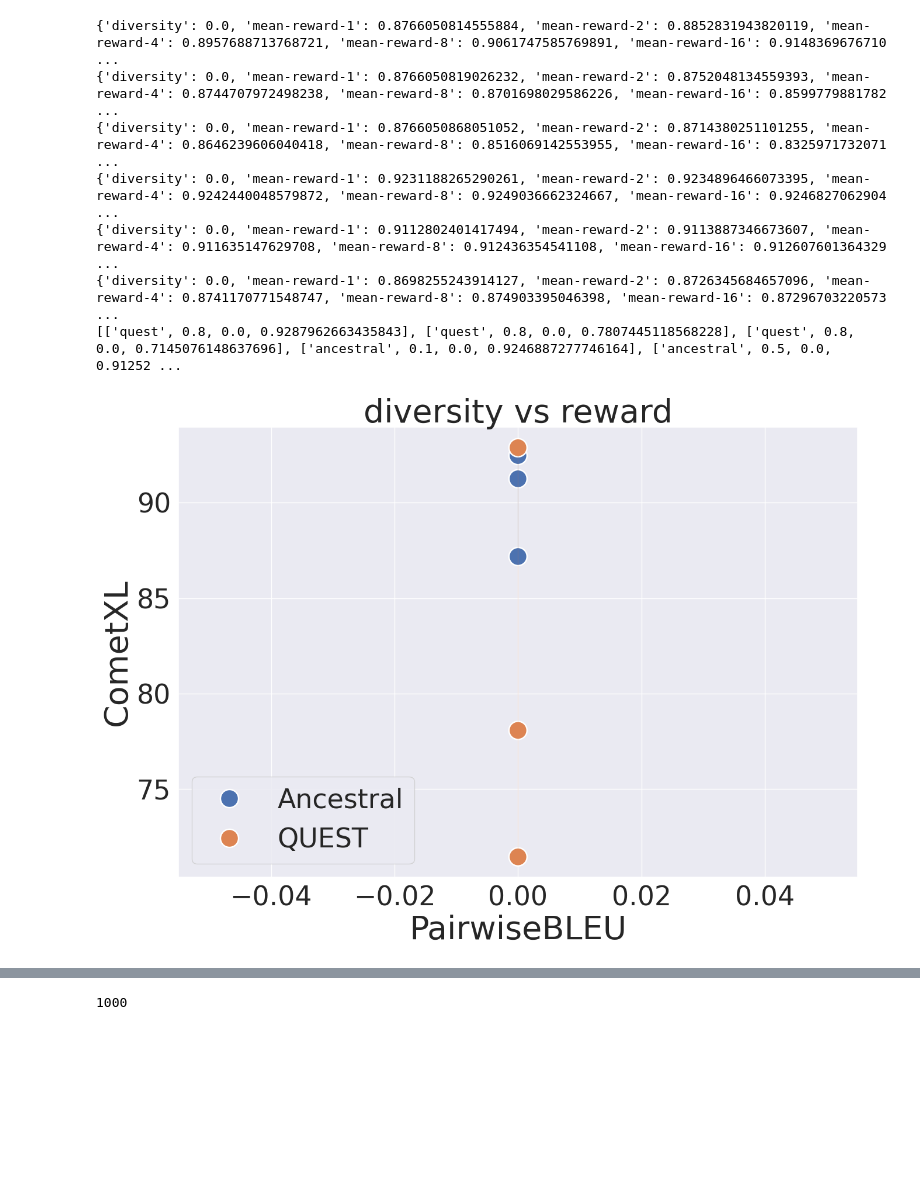
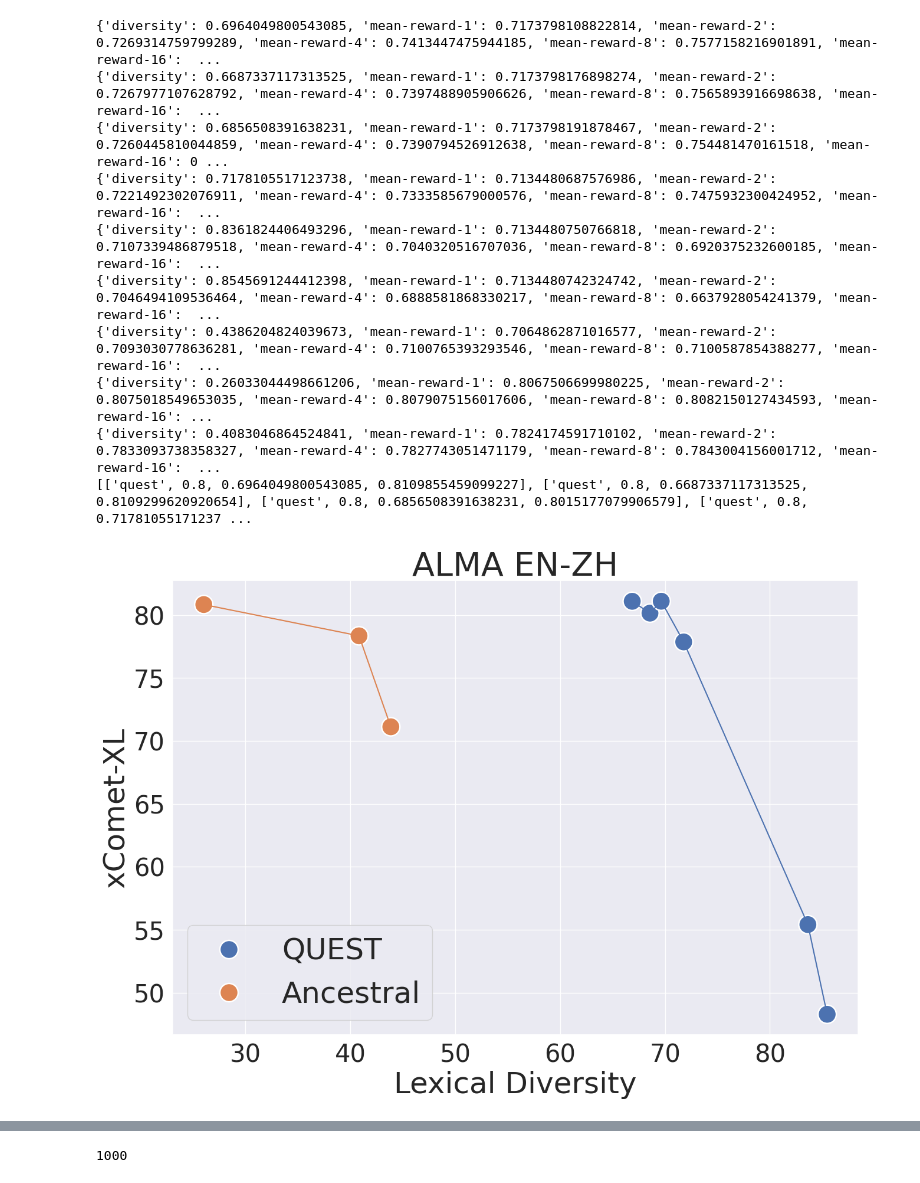
Before and after one commit to deep-spin/quest-decoding, a Jupyter notebook: examples/mt/analyze-test.ipynb, the cells around one changed output, grey strips where cells are left out. Drawn from its saved outputs; the diff is of its cells as text; code cells hidden in the pictures; blank space fills up the shorter version.

```diff
--- a/examples/mt/analyze-test.ipynb
+++ b/examples/mt/analyze-test.ipynb
@@ -67,5 +75,5 @@ setup = ExpSetup(
     {"steps": 128}
 )
 # %%
-setup=setup.query({"language_pair": LP})
+setup=setup.query({"language_pair": LP}).sort("at")
 # %%
@@ -151,7 +206,0 @@ ops-error: 'pairwise-bleu_repr'
-# %%
-base = base.eager().sort("temperature")
-base.run_ops()
-for q in base:
-    print(q.evals.keys())
-    print(q.meta["temperature"])
-    print(q.ops_results)
@@ -272,6 +364,18 @@ import matplotlib as mpl
 sns.set_theme()
 
 # sns.set(rc={"figure.figsize": (15, 10)})
+sns.set(
+    style="darkgrid",
+    rc={
+        "grid.alpha": 1,
+        "grid.linewidth": "1",
+    },
+)
+sns.set_context(
+    font_scale=2.5,
+    rc={"lines.linewidth": 4.5},
+)
+
 sns.set(font_scale=3)
 import numpy as np
 import pandas as pd
@@ -355,9 +459,9 @@ def plot_pareto_graph(
     plot_df["Method"] = pd.Categorical(
         plot_df["Method"],
         categories=[
+            "QUEST",
             "Ancestral",
-            "QUEST",
-            #"QUEST-RLHF",
+            # "QUEST-RLHF",
         ],
         ordered=True,
     )
@@ -392,11 +496,12 @@ def plot_pareto_graph(
     # plt.axhline(plot_df[(plot_df.Method=='ancestral') & (plot_df["τ"]==0.8)][y_name].values[0], linestyle="-.", color="black", linewidth=1)
     # plt.axvline(plot_df[(plot_df.Method=='ancestral') & (plot_df["τ"]==0.8)][x_name].values[0], linestyle="-.", color="black", linewidth=1)
     # plt.legend('',frameon=False)
-    ax.legend(loc="lower left")
-
+    plt.xticks(fontsize = 30)
+    plt.yticks(fontsize = 30)
+    plt.legend(loc='lower left', fontsize = 36)
     # ax.legend(loc='center left', bbox_to_anchor=(1, 0.5))
-    plt.xlabel(x_label, fontsize=40)
-    plt.ylabel(y_label, fontsize=40)
+    plt.xlabel(x_label, fontsize=36)
+    plt.ylabel(y_label, fontsize=36)
 
     # if xlim is not None:
     # plt.xlim(30, 80)
@@ -405,28 +510,30 @@ def plot_pareto_graph(
     # plt.ylim(65, 90)
 
     plt.title(title, fontsize=40)
+    plt.show()
     # plt.show()
 
     # plt.savefig(file_name)
 # %%
 plot_pareto_graph(
-    {
-     "quest":quest,
-     "ancestral":base},
+    {"quest": quest, "ancestral": base},
     "diversity",
     "mean-reward-128",
-    "diversity vs reward",
-    y_label="CometXL",
-    x_label="PairwiseBLEU",
+    f"ALMA {LP.upper()}",
+    y_label="xComet-XL",
+    x_label=f"Lexical Diversity",
     xlim=None,
     ylim=None,
 )
 # %% [output]
-{'diversity': 0.0, 'mean-reward-1': 0.8766050814555884, 'mean-reward-2': 0.8852831943820119, 'mean-reward-4': 0.8957688713768721, 'mean-reward-8': 0.9061747585769891, 'mean-reward-16': 0.9148369676710 ...
-{'diversity': 0.0, 'mean-reward-1': 0.8766050819026232, 'mean-reward-2': 0.8752048134559393, 'mean-reward-4': 0.8744707972498238, 'mean-reward-8': 0.8701698029586226, 'mean-reward-16': 0.8599779881782 ...
-{'diversity': 0.0, 'mean-reward-1': 0.8766050868051052, 'mean-reward-2': 0.8714380251101255, 'mean-reward-4': 0.8646239606040418, 'mean-reward-8': 0.8516069142553955, 'mean-reward-16': 0.8325971732071 ...
-{'diversity': 0.0, 'mean-reward-1': 0.9231188265290261, 'mean-reward-2': 0.9234896466073395, 'mean-reward-4': 0.9242440048579872, 'mean-reward-8': 0.9249036662324667, 'mean-reward-16': 0.9246827062904 ...
-{'diversity': 0.0, 'mean-reward-1': 0.9112802401417494, 'mean-reward-2': 0.9113887346673607, 'mean-reward-4': 0.911635147629708, 'mean-reward-8': 0.912436354541108, 'mean-reward-16': 0.912607601364329 ...
-{'diversity': 0.0, 'mean-reward-1': 0.8698255243914127, 'mean-reward-2': 0.8726345684657096, 'mean-reward-4': 0.8741170771548747, 'mean-reward-8': 0.874903395046398, 'mean-reward-16': 0.87296703220573 ...
-[['quest', 0.8, 0.0, 0.9287962663435843], ['quest', 0.8, 0.0, 0.7807445118568228], ['quest', 0.8, 0.0, 0.7145076148637696], ['ancestral', 0.1, 0.0, 0.9246887277746164], ['ancestral', 0.5, 0.0, 0.91252 ...
+{'diversity': 0.6964049800543085, 'mean-reward-1': 0.7173798108822814, 'mean-reward-2': 0.7269314759799289, 'mean-reward-4': 0.7413447475944185, 'mean-reward-8': 0.7577158216901891, 'mean-reward-16':  ...
+{'diversity': 0.6687337117313525, 'mean-reward-1': 0.7173798176898274, 'mean-reward-2': 0.7267977107628792, 'mean-reward-4': 0.7397488905906626, 'mean-reward-8': 0.7565893916698638, 'mean-reward-16':  ...
+{'diversity': 0.6856508391638231, 'mean-reward-1': 0.7173798191878467, 'mean-reward-2': 0.7260445810044859, 'mean-reward-4': 0.7390794526912638, 'mean-reward-8': 0.754481470161518, 'mean-reward-16': 0 ...
+{'diversity': 0.7178105517123738, 'mean-reward-1': 0.7134480687576986, 'mean-reward-2': 0.7221492302076911, 'mean-reward-4': 0.7333585679000576, 'mean-reward-8': 0.7475932300424952, 'mean-reward-16':  ...
+{'diversity': 0.8361824406493296, 'mean-reward-1': 0.7134480750766818, 'mean-reward-2': 0.7107339486879518, 'mean-reward-4': 0.7040320516707036, 'mean-reward-8': 0.6920375232600185, 'mean-reward-16':  ...
+{'diversity': 0.8545691244412398, 'mean-reward-1': 0.7134480742324742, 'mean-reward-2': 0.7046494109536464, 'mean-reward-4': 0.6888581868330217, 'mean-reward-8': 0.6637928054241379, 'mean-reward-16':  ...
+{'diversity': 0.4386204824039673, 'mean-reward-1': 0.7064862871016577, 'mean-reward-2': 0.7093030778636281, 'mean-reward-4': 0.7100765393293546, 'mean-reward-8': 0.7100587854388277, 'mean-reward-16':  ...
+{'diversity': 0.26033044498661206, 'mean-reward-1': 0.8067506699980225, 'mean-reward-2': 0.8075018549653035, 'mean-reward-4': 0.8079075156017606, 'mean-reward-8': 0.8082150127434593, 'mean-reward-16': ...
+{'diversity': 0.4083046864524841, 'mean-reward-1': 0.7824174591710102, 'mean-reward-2': 0.7833093738358327, 'mean-reward-4': 0.7827743051471179, 'mean-reward-8': 0.7843004156001712, 'mean-reward-16':  ...
+[['quest', 0.8, 0.6964049800543085, 0.8109855459099227], ['quest', 0.8, 0.6687337117313525, 0.8109299620920654], ['quest', 0.8, 0.6856508391638231, 0.8015177079906579], ['quest', 0.8, 0.71781055171237 ...
-[figure, old version]
+[figure, new version]
```
Also changed, not shown: parts of 16 cells of this notebook, 7 other files.
